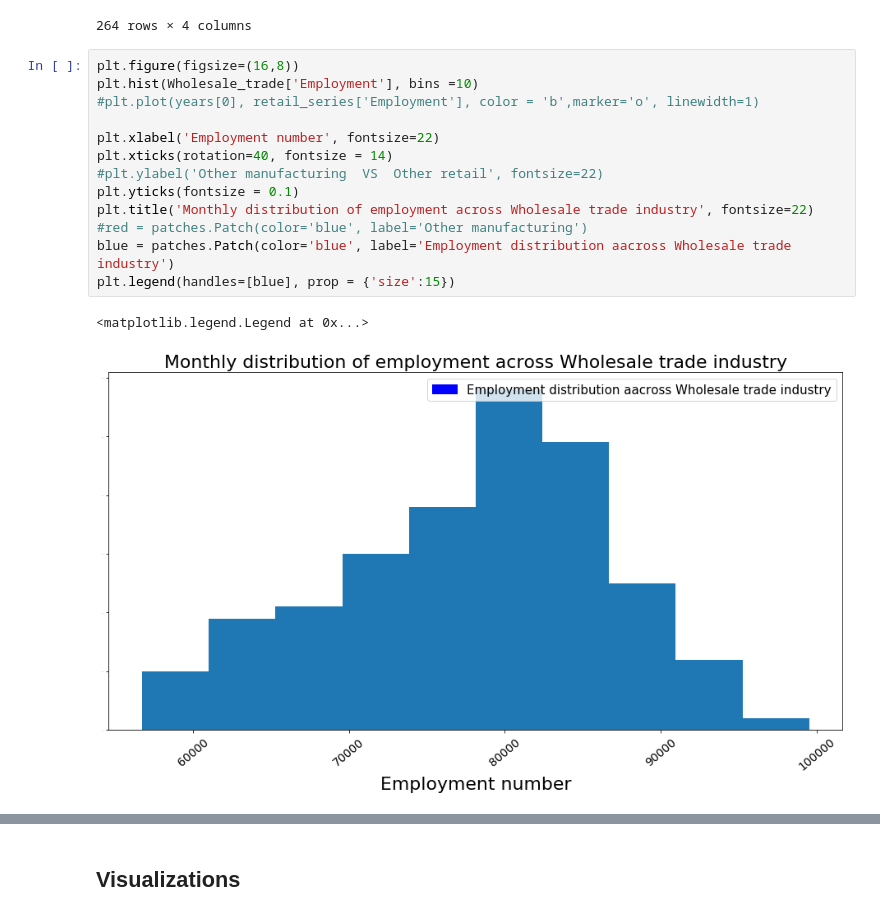
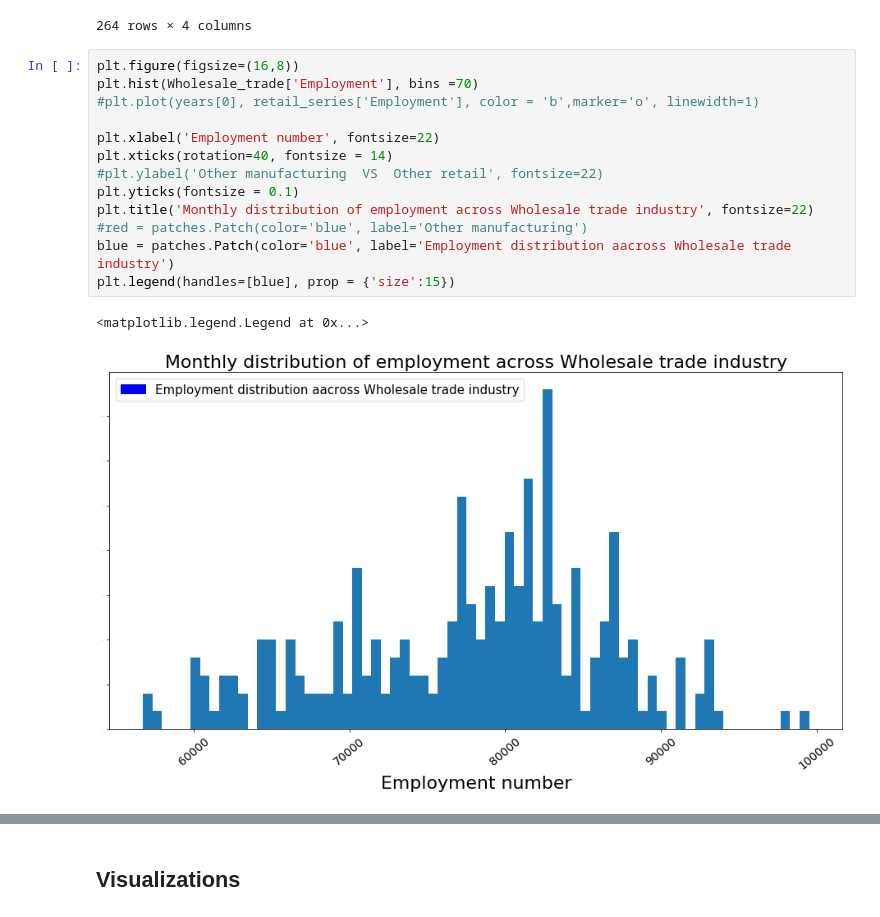
Before and after one commit to Hotlynn2/DATA-ANALYSIS-PYLADIES, a Jupyter notebook: PyLadies Data Analysis.ipynb, the cells around one changed output, grey strips where cells are left out. Cells and saved outputs as stored; diff of their text form.

```diff
--- a/PyLadies Data Analysis.ipynb
+++ b/PyLadies Data Analysis.ipynb
@@ -628,19 +628,19 @@ Hospitals
 264 rows × 4 columns
 # %%
 plt.figure(figsize=(16,8))
-plt.hist(Wholesale_trade['Employment'], bins =10)
+plt.hist(Wholesale_trade['Employment'], bins =70)
 #plt.plot(years[0], retail_series['Employment'], color = 'b',marker='o', linewidth=1)
 
 plt.xlabel('Employment number', fontsize=22)
 plt.xticks(rotation=40, fontsize = 14)
 #plt.ylabel('Other manufacturing  VS  Other retail', fontsize=22)
 plt.yticks(fontsize = 0.1)
 plt.title('Monthly distribution of employment across Wholesale trade industry', fontsize=22)
 #red = patches.Patch(color='blue', label='Other manufacturing')
 blue = patches.Patch(color='blue', label='Employment distribution aacross Wholesale trade industry')
 plt.legend(handles=[blue], prop = {'size':15})
 # %% [output]
 <matplotlib.legend.Legend at 0x...>
-[figure, old version]
+[figure, new version]
 # %%
 plt.figure(figsize=(16,8))
```
Also changed, not shown: parts of 5 cells of this notebook.
